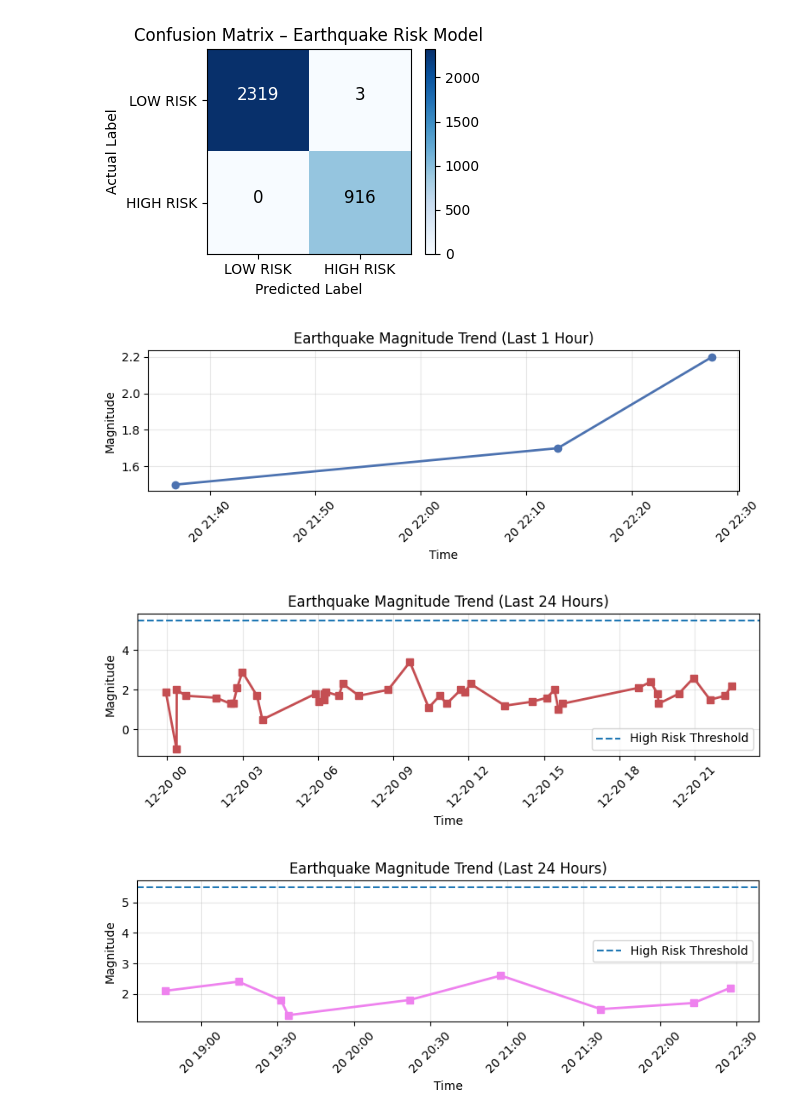
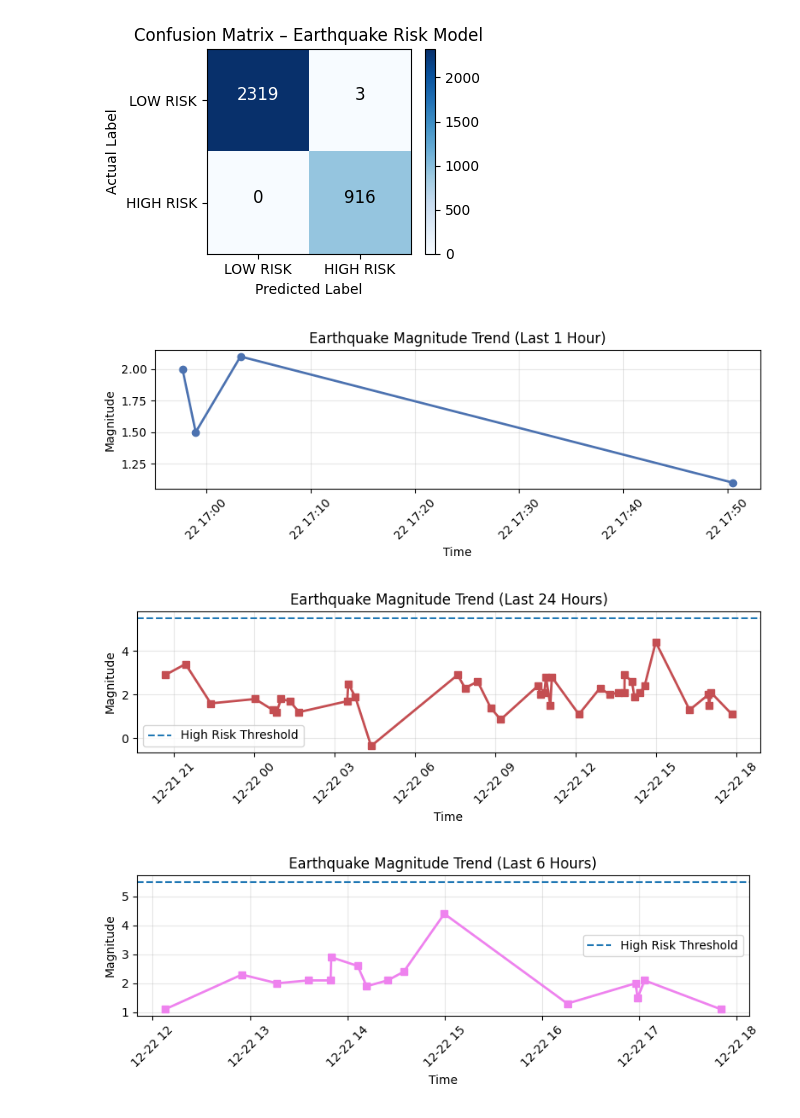
Before and after one commit to Megha-alt/-Live-Earthquake-Monitoring-and-ML-Risk-Predictor, a Jupyter notebook: SEISMO.ipynb, the cells around one changed output. Drawn from its saved outputs; the diff is of its cells as text; code cells hidden in the pictures.

```diff
--- a/SEISMO.ipynb
+++ b/SEISMO.ipynb
@@ -16,7 +16,7 @@ import numpy as np
 from sklearn.metrics import confusion_matrix
 import matplotlib.pyplot as plt
 # %%
-
+import pandas as pd
 
 url = (
     "https://earthquake.usgs.gov/fdsnws/event/1/query"
@@ -26,11 +26,6 @@ url = (
     "&minmagnitude=4"
 )
 
-# fetching dataset:
-headers = { "User-Agent": "Mozilla/5.0" }
-response = requests.get(url, headers=headers)
-print(response.status_code)
-
-with open("usgs_earthquake_data.csv", "wb") as f:
-    f.write(response.content)
+df = pd.read_csv(url)
+print("Successfully dataset file imported")
 # %% [output]
@@ -38,2 +32,0 @@ with open("usgs_earthquake_data.csv", "wb") as f:
-# %%
-df = pd.read_csv("usgs_earthquake_data.csv")
@@ -362,38 +378,38 @@ plt.plot(
 )
 
 plt.axhline(5.5, linestyle="--", label="High Risk Threshold")
 plt.title("Earthquake Magnitude Trend (Last 24 Hours)")
 plt.xlabel("Time")
 plt.ylabel("Magnitude")
 plt.legend()
 plt.grid(True, alpha=0.3)
 plt.xticks(rotation=45)
 plt.tight_layout()
 plt.show()
 
-#Earthquake Magnitude Trend (Last 24 Hours)
+#Earthquake Magnitude Trend (Last 6 Hours)
 plt.figure(figsize=(8,3))
 plt.plot(
     last_6h["time"],
     last_6h["magnitude"],
     marker="s",
     color="violet",
     linewidth=2
 )
 
 plt.axhline(5.5, linestyle="--", label="High Risk Threshold")
-plt.title("Earthquake Magnitude Trend (Last 24 Hours)")
+plt.title("Earthquake Magnitude Trend (Last 6 Hours)")
 plt.xlabel("Time")
 plt.ylabel("Magnitude")
 plt.legend()
 plt.grid(True, alpha=0.3)
 plt.xticks(rotation=45)
 plt.tight_layout()
 plt.show()
 # %% [output]
-[figure, old version]
+[figure, new version]
-[figure, old version]
+[figure, new version]
-[figure, old version]
+[figure, new version]
 # %%
 fig, axes = plt.subplots(1, 2, figsize=(11,4))
 
```
Also changed, not shown: parts of 6 cells of this notebook.
